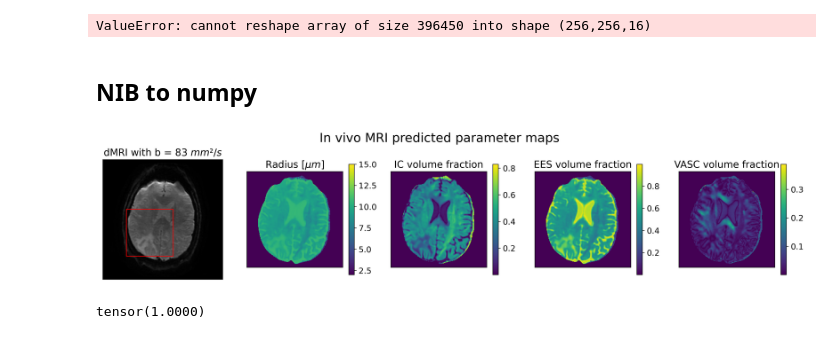
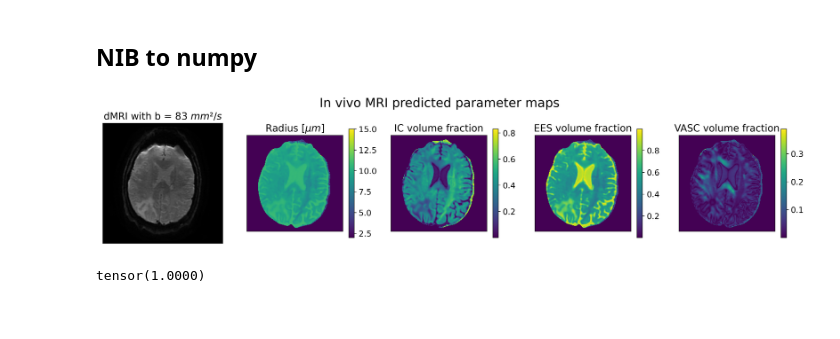
Before and after one commit to theavage/Master-project, a Jupyter notebook: network/test.ipynb, the cells around one changed output. Cells and saved outputs as stored; diff of their text form; code cells hidden in the pictures.

```diff
--- a/network/test.ipynb
+++ b/network/test.ipynb
@@ -5,14 +5,12 @@ from dmipy.core.acquisition_scheme import acquisition_scheme_from_schemefile
 from scipy import ndimage
 import nibabel as nib
 # %%
-data = nib.load("/home/mmiv/Master-project/data/GS55_all.nii.gz").get_fdata()
-img_mask = nib.load("/home/mmiv/Master-project/data/GS55_all_mask.nii").get_fdata()
-pred_radi = np.load("results/radii_9180_160.npy").reshape([256,256,16])
-pred_f_sphere = np.load("results/f_sphere_9180_160.npy").reshape([256,256,16])
-pred_f_ball = np.load("results/f_ball_9180_160.npy").reshape([256,256,16])
-pred_f_stick = np.load("results/f_stick_9180_160.npy").reshape([256,256,16])
+data = nib.load("/Users/theavage/Documents/Master/Data/GS55 - long acquisition/GS55_all.nii.gz").get_fdata()
+img_mask = nib.load("/Users/theavage/Documents/Master/Data/GS55 - long acquisition/GS55_all_mask.nii.gz").get_fdata()
+pred_radi = np.load("results/radii_9180_160.npy")[:256*256*16].reshape([256,256,16])
+pred_f_sphere = np.load("results/f_sphere_9180_160.npy")[:256*256*16].reshape([256,256,16])
+pred_f_ball = np.load("results/f_ball_9180_160.npy")[:256*256*16].reshape([256,256,16])
+pred_f_stick = np.load("results/f_stick_9180_160.npy")[:256*256*16].reshape([256,256,16])
-# %% [output]
-ValueError: cannot reshape array of size 396450 into shape (256,256,16)
 # %%
 mask = img_mask == 0
 
@@ -41,35 +39,34 @@ ax3 = plt.subplot2grid(shape=(1, 5), loc=(0, 2))
 ax4 = plt.subplot2grid(shape=(1, 5), loc=(0, 3))
 ax5 = plt.subplot2grid((1, 5), (0, 4))
 
 axes = [ax1,ax2,ax3,ax4,ax5]
 
 for i in range(len(axes)):
 
     if i == 0:
         axes[i].imshow(images[i],cmap='gray')
         rect = patches.Rectangle((50,256-50-100),100,100,linewidth=1,edgecolor='r',facecolor='none')
-        axes[i].add_patch(rect)
 
     else:
         image = axes[i].imshow(ndimage.rotate(images[i], 90),cmap='viridis')
         mappable = image
 
         if i == 1:
             mappable.set_clim(2,15)
         else:
             mappable.set_clim(np.min(images[i][np.nonzero(images[i])]), images[i].max())
         fig.colorbar(mappable, ax=axes[i], shrink=0.8)
 
 
     axes[i].set_title(names[i])
 
     axes[i].get_xaxis().set_visible(False)
     axes[i].get_yaxis().set_visible(False)
 
 fig.suptitle('In vivo MRI predicted parameter maps',fontsize=20)
 plt.show()
 # %% [output]
-[figure, old version]
+[figure, new version]
 # %%
 
 def get_scheme_values(path_to_acqscheme, no_zero_values=True):
```
Also changed, not shown: 16 other files.
